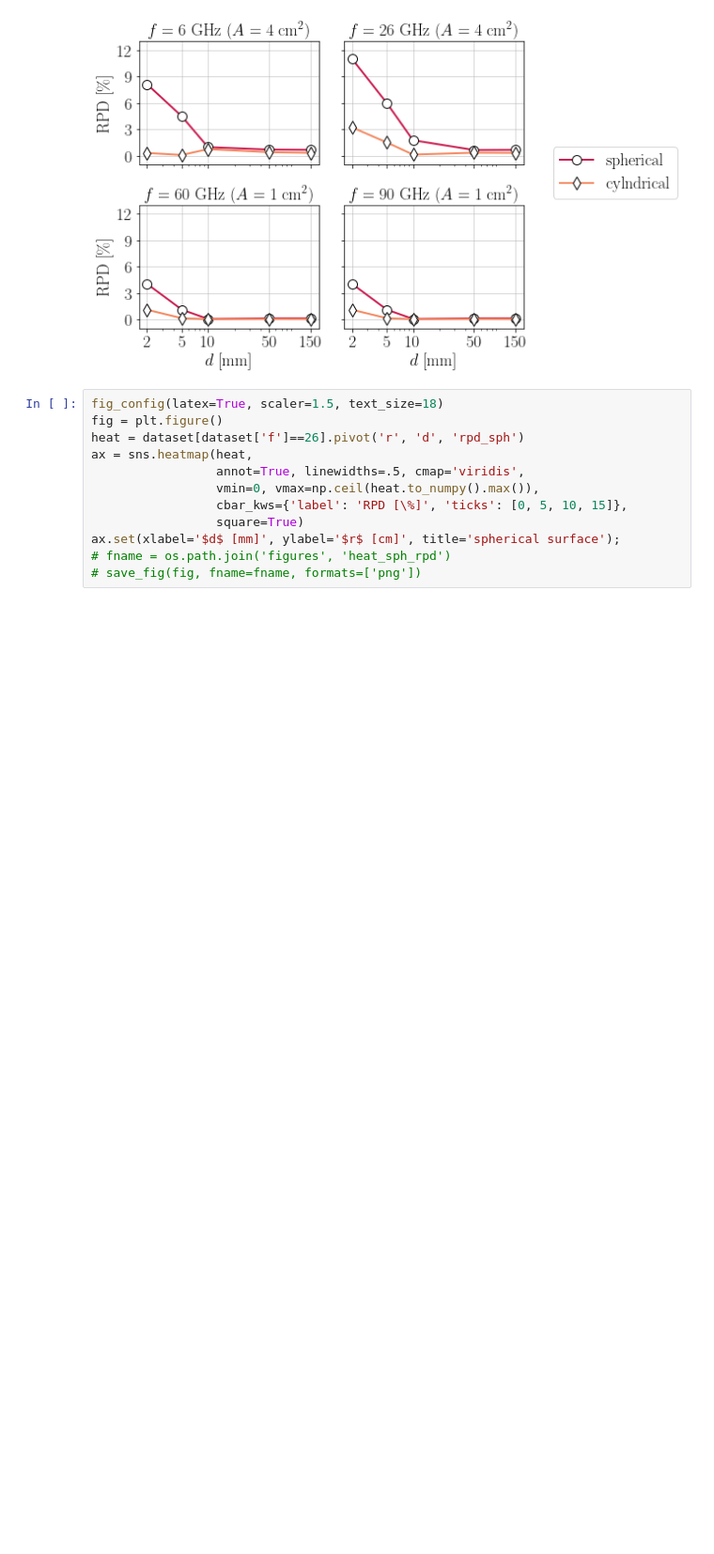
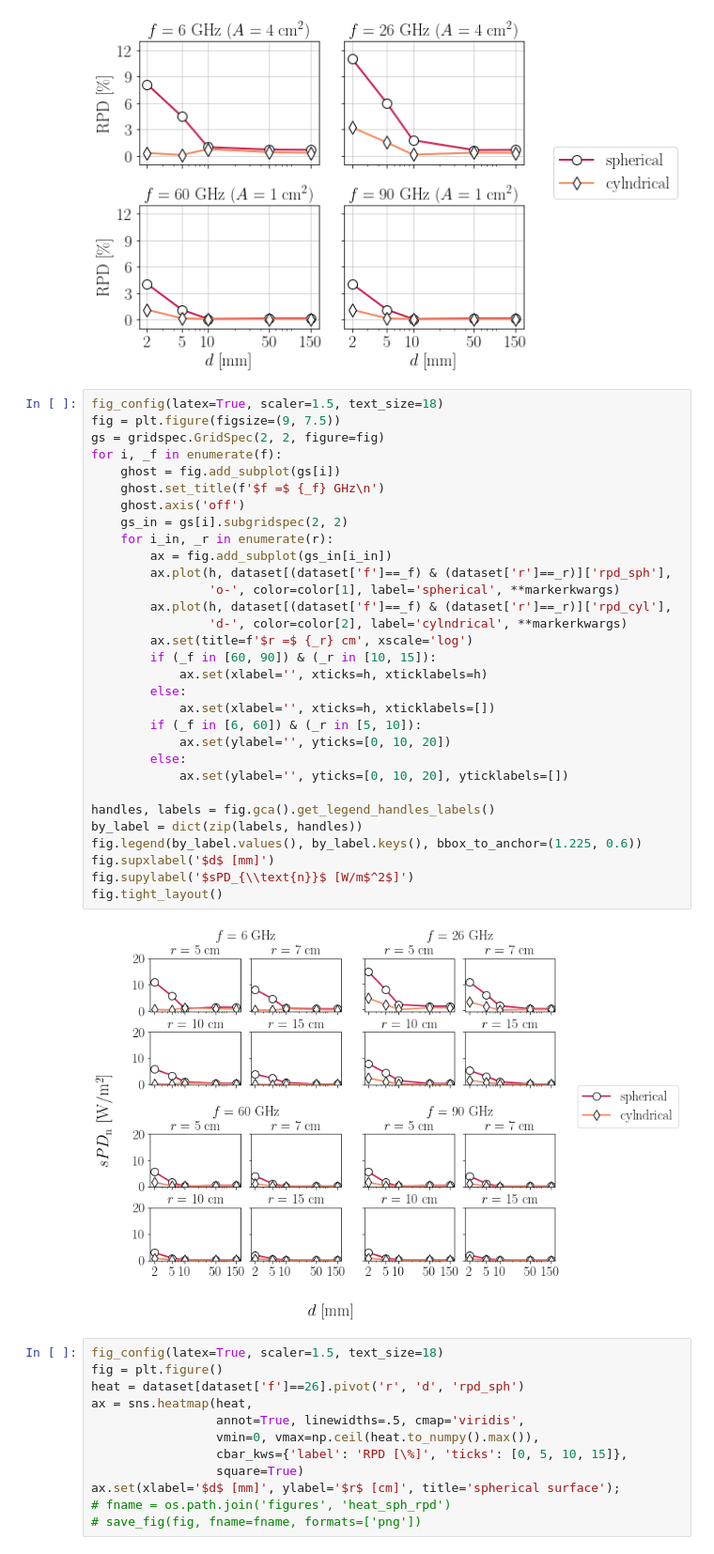
Before and after one commit to akapet00/EMF-exposure-analysis, a Jupyter notebook: playground/IRPA2022_paper/05_postprocessing.ipynb, the cells around one changed output. Shown at 94% size. Saved outputs shown, nothing was run; the diff lists cells and outputs as text; blank space fills up the shorter version.

```diff
--- a/playground/IRPA2022_paper/05_postprocessing.ipynb
+++ b/playground/IRPA2022_paper/05_postprocessing.ipynb
@@ -111,6 +147,39 @@ fig.tight_layout()
 # save_fig(fig, fname=fname)
 # %% [output]
 [figure]
+# %%
+fig_config(latex=True, scaler=1.5, text_size=18)
+fig = plt.figure(figsize=(9, 7.5))
+gs = gridspec.GridSpec(2, 2, figure=fig)
+for i, _f in enumerate(f):
+    ghost = fig.add_subplot(gs[i])
+    ghost.set_title(f'$f =$ {_f} GHz\n')
+    ghost.axis('off')
+    gs_in = gs[i].subgridspec(2, 2)
+    for i_in, _r in enumerate(r):
+        ax = fig.add_subplot(gs_in[i_in])
+        ax.plot(h, dataset[(dataset['f']==_f) & (dataset['r']==_r)]['rpd_sph'],
+                'o-', color=color[1], label='spherical', **markerkwargs)
+        ax.plot(h, dataset[(dataset['f']==_f) & (dataset['r']==_r)]['rpd_cyl'],
+                'd-', color=color[2], label='cylndrical', **markerkwargs)
+        ax.set(title=f'$r =$ {_r} cm', xscale='log')
+        if (_f in [60, 90]) & (_r in [10, 15]):
+            ax.set(xlabel='', xticks=h, xticklabels=h)
+        else:
+            ax.set(xlabel='', xticks=h, xticklabels=[])
+        if (_f in [6, 60]) & (_r in [5, 10]):
+            ax.set(ylabel='', yticks=[0, 10, 20])
+        else:
+            ax.set(ylabel='', yticks=[0, 10, 20], yticklabels=[])
+
+handles, labels = fig.gca().get_legend_handles_labels()
+by_label = dict(zip(labels, handles))
+fig.legend(by_label.values(), by_label.keys(), bbox_to_anchor=(1.225, 0.6))
+fig.supxlabel('$d$ [mm]')
+fig.supylabel('$sPD_{\\text{n}}$ [W/m$^2$]')
+fig.tight_layout()
+# %% [output]
+[figure, added]
 # %%
 fig_config(latex=True, scaler=1.5, text_size=18)
 fig = plt.figure()
```
Also changed, not shown: parts of 3 cells of this notebook.
